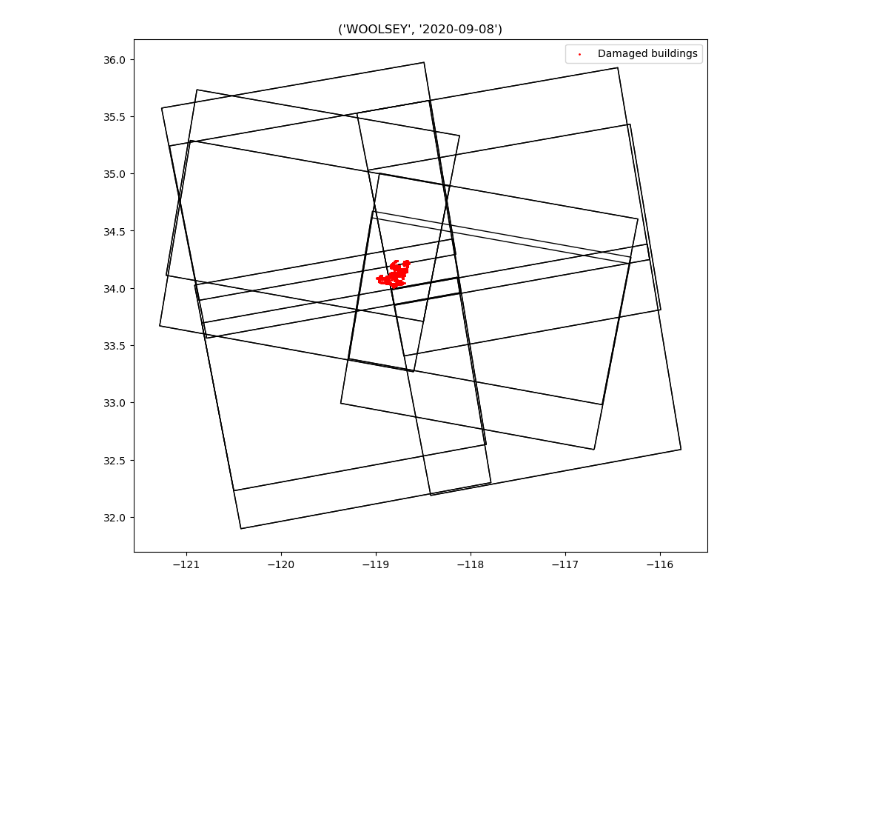
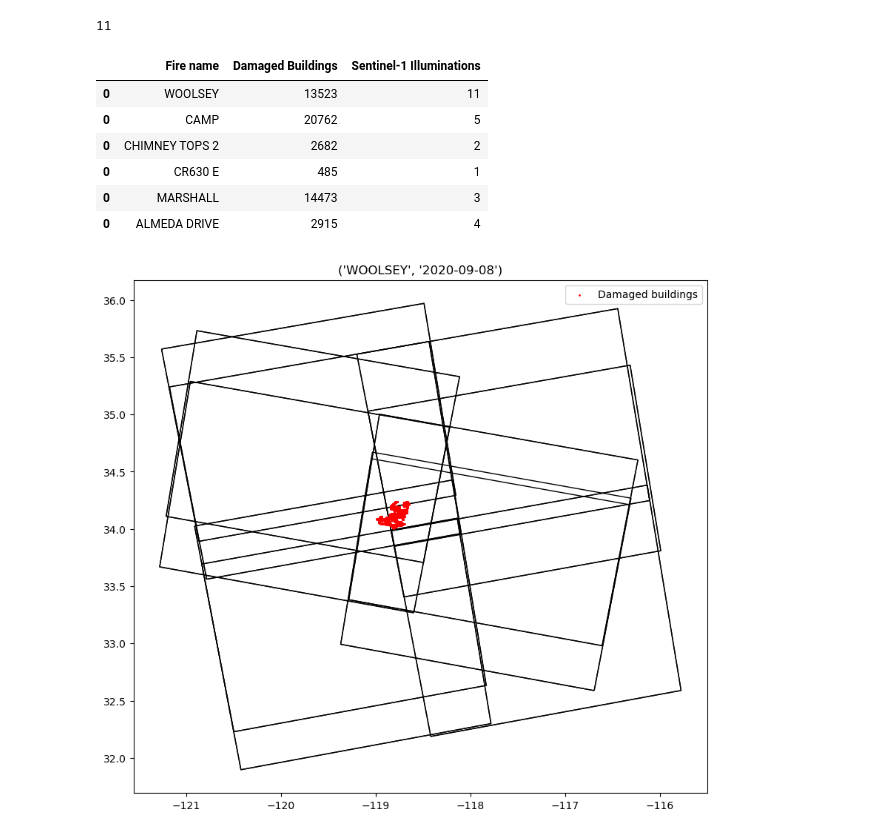
Before and after one commit to porefluid/code, a Jupyter notebook: 00_s1_data_at_fire_perimeters.ipynb, the cells around one changed output. Saved outputs shown, nothing was run; the diff lists cells and outputs as text; code cells hidden in the pictures; blank space fills up the shorter version.

```diff
--- a/00_s1_data_at_fire_perimeters.ipynb
+++ b/00_s1_data_at_fire_perimeters.ipynb
@@ -64,6 +83,7 @@ aoi_gdf = gpd.GeoDataFrame({'fire_name': fire_names.values, 'fire_date': fire_da
 # %%
 intersecting_scene_ids = []
 intersecting_scene_bounds = []
+path_frames = []
 
 for i, f in tqdm(aoi_gdf.iterrows()):
     before_fire = (f['fire_date'] - pd.Timedelta(days = 12)).strftime('%Y-%m-%d')
@@ -76,6 +96,7 @@ for i, f in tqdm(aoi_gdf.iterrows()):
 
     fileIds = []
     geometries = []
+    pfs = []
     for r in search_results:
         geojson = r.geojson()
         coordinates = geojson['geometry']['coordinates'][0]
@@ -84,12 +105,39 @@ for i, f in tqdm(aoi_gdf.iterrows()):
         polygon = Polygon(coordinates)
         geometries.append(polygon)
         fileIds.append(r.properties['fileID'])
+        pfs.append((r.properties['pathNumber'], r.properties['frameNumber']))
+
 
     intersecting_scene_ids.append(fileIds)
     intersecting_scene_bounds.append(geometries)
+    path_frames.append(pfs)
 # %%
 aoi_gdf['s1_scene_ids'] = intersecting_scene_ids
 aoi_gdf['s1_scene_bounds'] = intersecting_scene_bounds
+aoi_gdf['path_frames'] = path_frames
+# %%
+len(pd.Series(aoi_gdf['path_frames'][0]).drop_duplicates())
+# %% [output]
+11
+# %%
+num_pts = []
+num_looks = []
+
+for i, f in aoi_gdf.iterrows():
+    damage_points = len(fire_gdfs[fire_gdfs['fire_name'] == f['fire_name']])
+    looks = len(pd.Series(f['path_frames']).drop_duplicates())
+    num_pts.append(damage_points)
+    num_looks.append(looks)
+# %%
+pd.DataFrame({'Fire name': fire_names, 'Damaged Buildings': num_pts, 'Sentinel-1 Illuminations': num_looks})
+# %% [output]
+|  | Fire name | Damaged Buildings | Sentinel-1 Illuminations |
+| 0 | WOOLSEY | 13523 | 11 |
+| 0 | CAMP | 20762 | 5 |
+| 0 | CHIMNEY TOPS 2 | 2682 | 2 |
+| 0 | CR630 E | 485 | 1 |
+| 0 | MARSHALL | 14473 | 3 |
+| 0 | ALMEDA DRIVE | 2915 | 4 |
 # %%
 ## for each fire, plot the bounding box, fire damage points, and S1 scene outlines and save to fig dir
 
```
Also changed, not shown: parts of 1 cell of this notebook.
